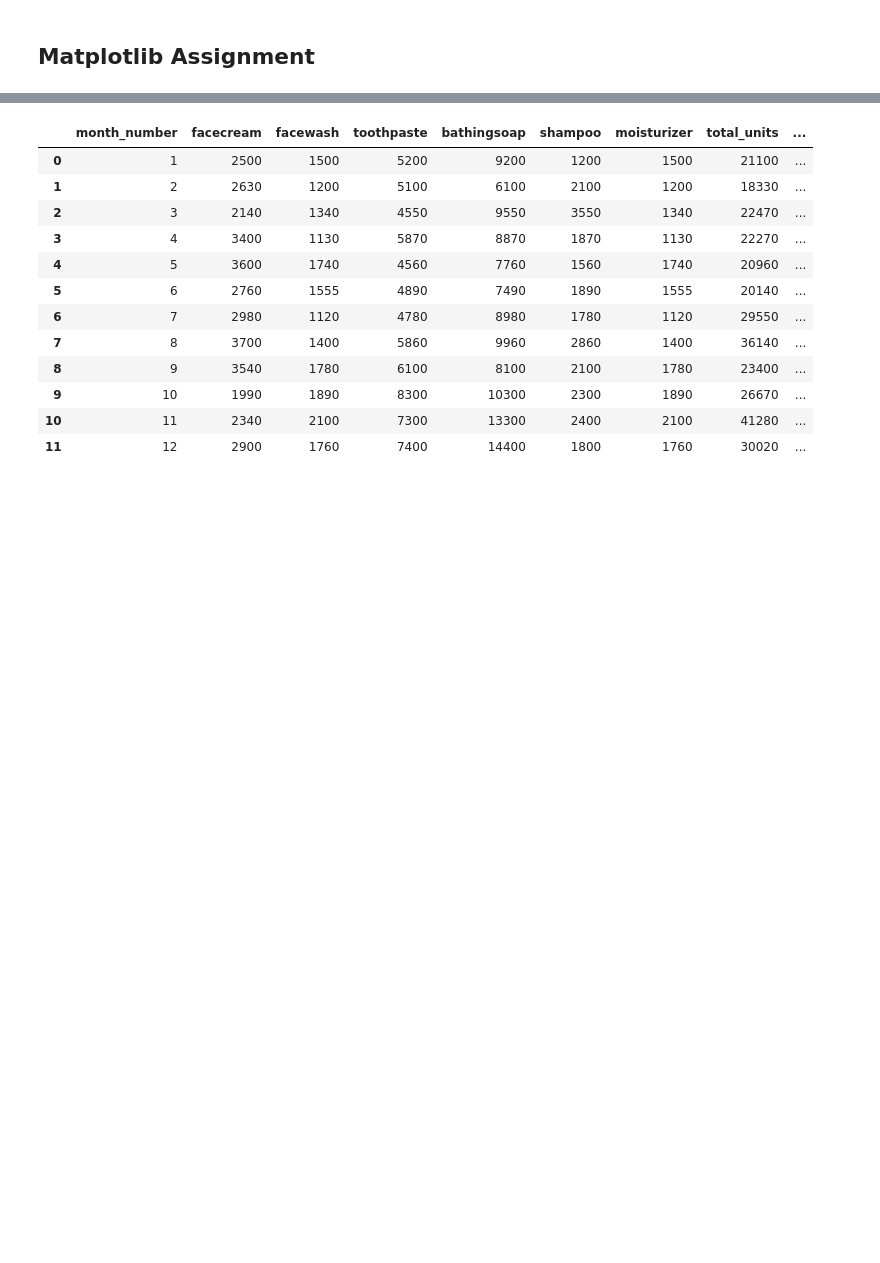
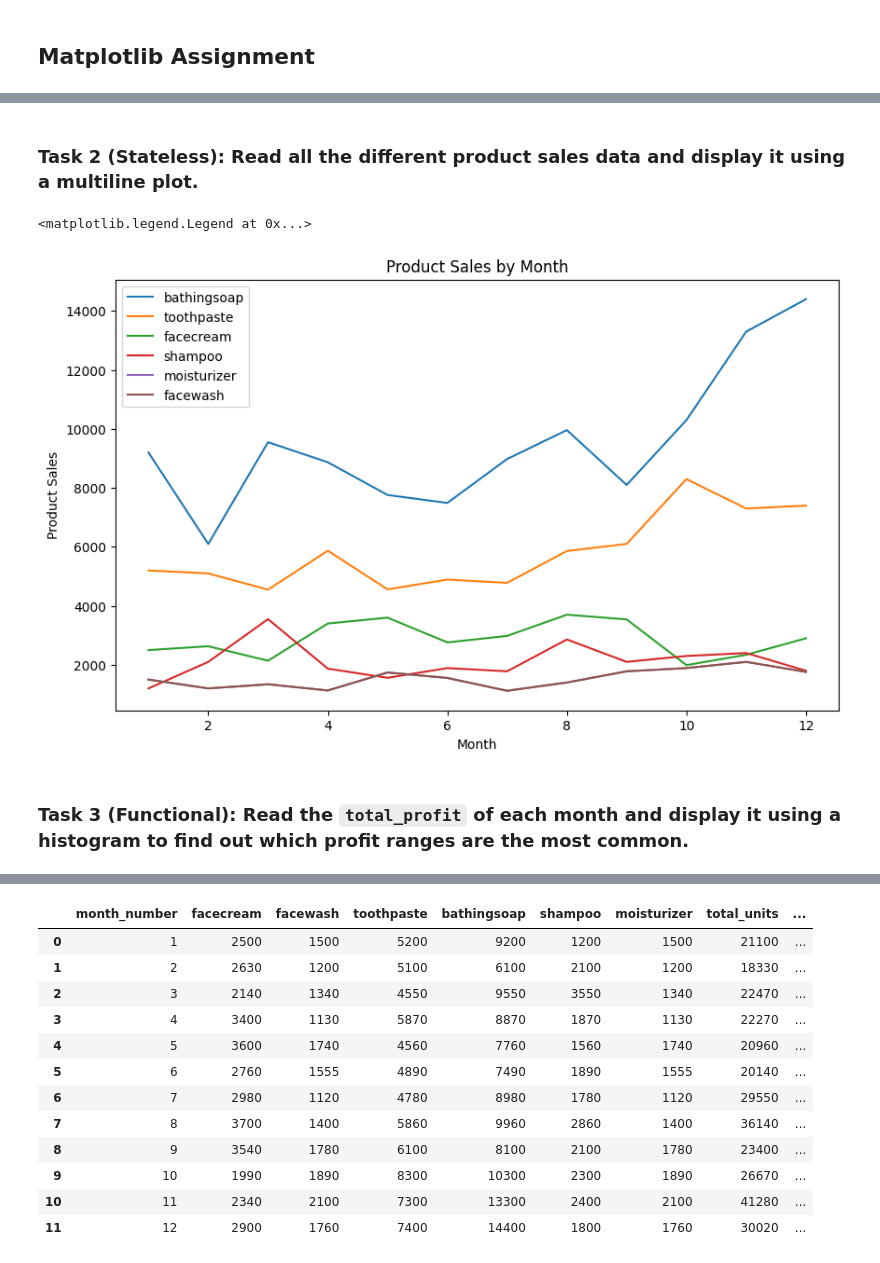
Before and after one commit to jess-moloney/lighthouse-data-notes, a Jupyter notebook: Unit_3/Day_1/dataviz_exercises-master/matplotlib_exercise.ipynb, the cells around one changed output, grey strips where cells are left out. Drawn from its saved outputs; the diff is of its cells as text; code cells hidden in the pictures; blank space fills up the shorter version.

```diff
--- a/Unit_3/Day_1/dataviz_exercises-master/matplotlib_exercise.ipynb
+++ b/Unit_3/Day_1/dataviz_exercises-master/matplotlib_exercise.ipynb
@@ -10,0 +112,35 @@ df=pd.read_csv('company_sales_data.csv')
+# %% [markdown]
+### Task 2 (Stateless): Read all the different product sales data and display it using a multiline plot.
+# %%
+# get the data
+x = df['month_number']
+facecream = df['facecream']
+facewash = df['facewash']
+toothpaste = df['toothpaste']
+bathingsoap = df['bathingsoap']
+shampoo = df['shampoo']
+moisturizer = df['moisturizer']
+
+# create the figure and axes, set the figure size
+fig, ax = plt.subplots(figsize=(10,6))
+
+# multiline plot
+ax.plot(x,bathingsoap, label = 'bathingsoap')
+ax.plot(x,toothpaste, label = 'toothpaste')
+ax.plot(x,facecream, label='facecream')
+ax.plot(x,shampoo, label = 'shampoo')
+ax.plot(x,moisturizer, label = 'moisturizer')
+ax.plot(x,facewash, label = 'facewash')
+
+# titles
+ax.set_title('Product Sales by Month')
+ax.set_xlabel('Month')
+ax.set_ylabel('Product Sales')
+
+# legend
+ax.legend()
+# %% [output]
+<matplotlib.legend.Legend at 0x...>
+[figure, added]
+# %% [markdown]
+### Task 3 (Functional): Read the `total_profit` of each month and display it using a histogram to find out which profit ranges are the most common.
```
Also changed, not shown: parts of 19 cells of this notebook, 7 other files.
